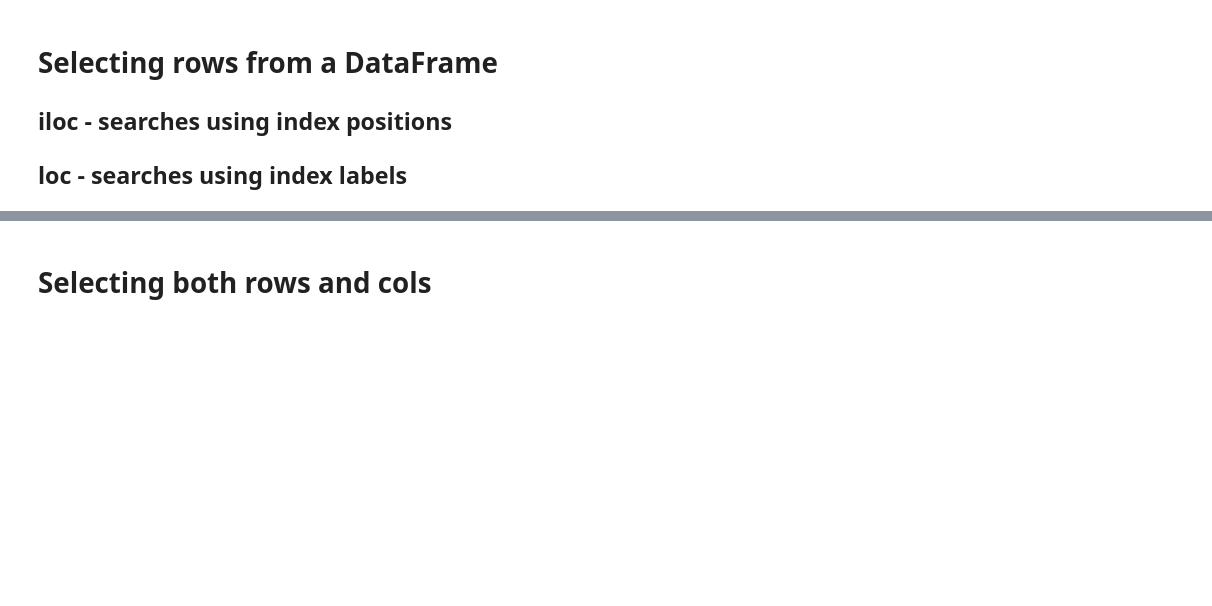
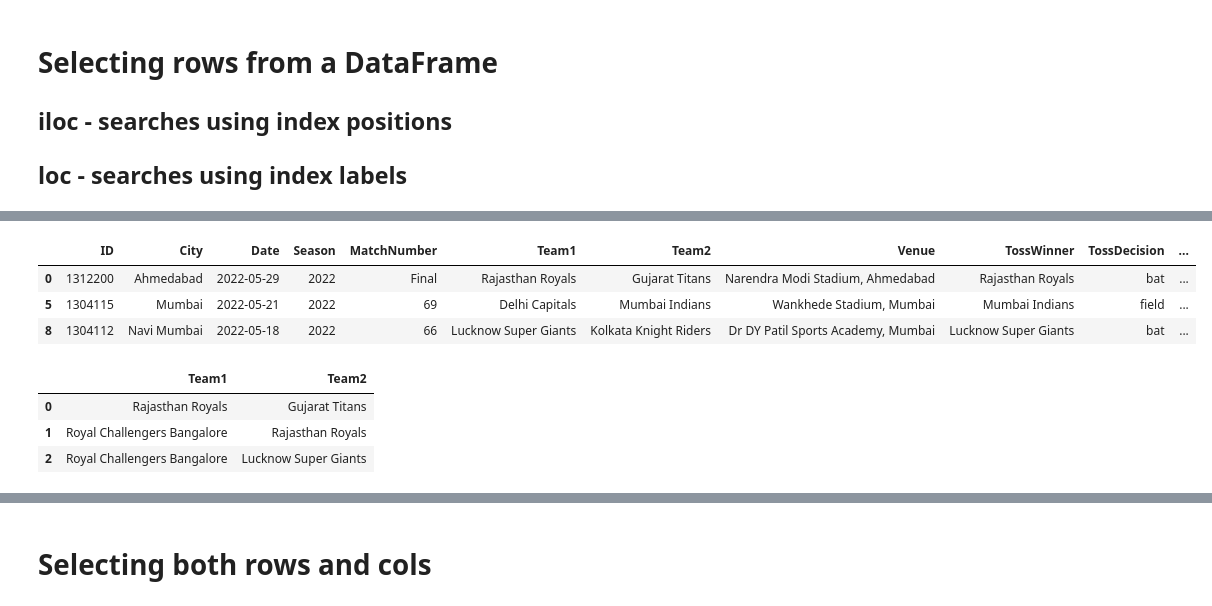
Before and after one commit to birusolankar/Pandas, a Jupyter notebook: Pandas_DataFrame.ipynb, the cells around one changed output, grey strips where cells are left out. Cells and saved outputs as stored; diff of their text form; code cells hidden in the pictures; blank space fills up the shorter version.

```diff
--- a/Pandas_DataFrame.ipynb
+++ b/Pandas_DataFrame.ipynb
@@ -435,2 +478,8 @@ movies[movies['genres'].str.split('|').apply(lambda genres: 'Drama' in genres)]
 # %%
 # fancy indexing
+ipl.iloc[[0,5,8]]
+# %% [output]
+|  | ID | City | Date | Season | MatchNumber | Team1 | Team2 | Venue | TossWinner | TossDecision | ... |
+| 0 | 1312200 | Ahmedabad | 2022-05-29 | 2022 | Final | Rajasthan Royals | Gujarat Titans | Narendra Modi Stadium, Ahmedabad | Rajasthan Royals | bat | ... |
+| 5 | 1304115 | Mumbai | 2022-05-21 | 2022 | 69 | Delhi Capitals | Mumbai Indians | Wankhede Stadium, Mumbai | Mumbai Indians | field | ... |
+| 8 | 1304112 | Navi Mumbai | 2022-05-18 | 2022 | 66 | Lucknow Super Giants | Kolkata Knight Riders | Dr DY Patil Sports Academy, Mumbai | Lucknow Super Giants | bat | ... |
@@ -438,0 +486,8 @@ movies[movies['genres'].str.split('|').apply(lambda genres: 'Drama' in genres)]
+# %%
+# loc
+ipl.loc[0:2,'Team1':'Team2']
+# %% [output]
+|  | Team1 | Team2 |
+| 0 | Rajasthan Royals | Gujarat Titans |
+| 1 | Royal Challengers Bangalore | Rajasthan Royals |
+| 2 | Royal Challengers Bangalore | Lucknow Super Giants |
```
Also changed, not shown: parts of 19 cells of this notebook.
